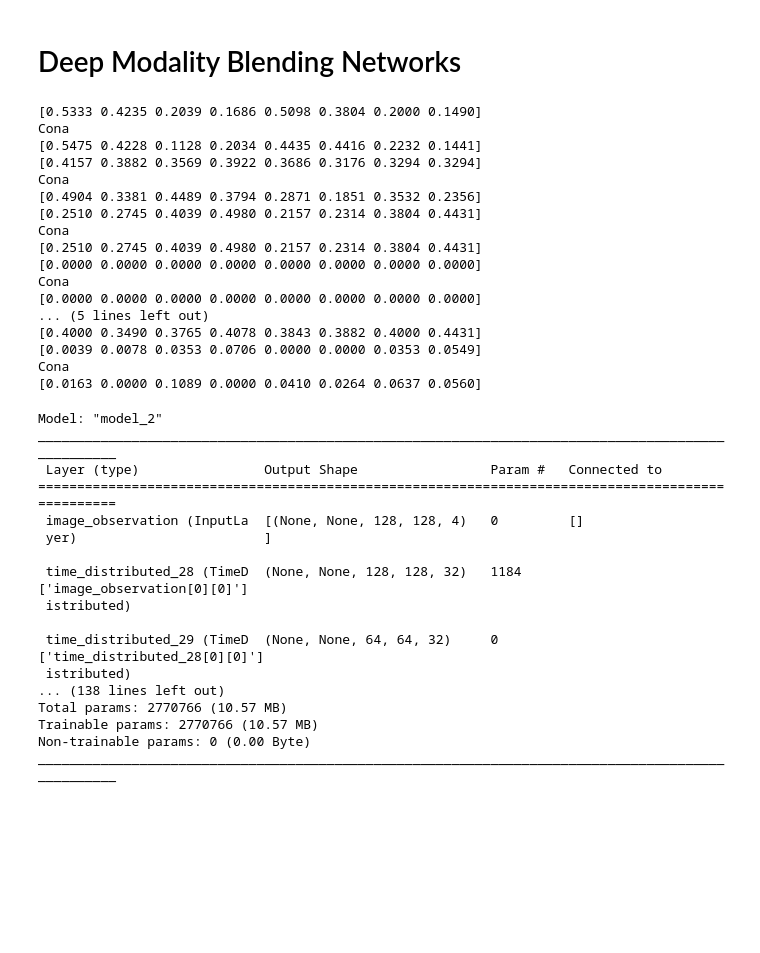
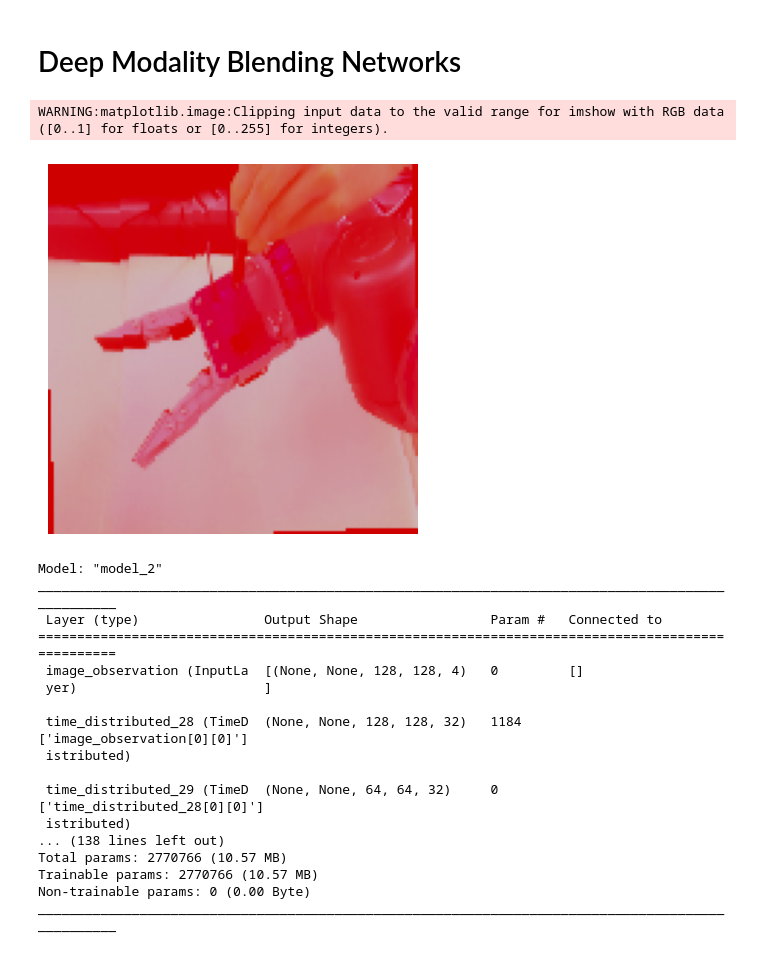
Before and after one commit to Pardal24/PainSensation, a Jupyter notebook: DMBN_V5.ipynb, the cells around one changed output. Drawn from its saved outputs; the diff is of its cells as text; code cells hidden in the pictures; blank space fills up the shorter version.

```diff
--- a/DMBN_V5.ipynb
+++ b/DMBN_V5.ipynb
@@ -108,7 +108,7 @@ test_p: [37, 28, 36, 49, 24, 13, 0, 25, 17, 16]
 # %% [markdown]
 # Data Augmentation
 # %%
-def augment_image(image, aug_prob=0.7):
+def augment_image(image, aug_prob=0.3):
     aug_image = image.copy()
 
     if np.random.rand() < aug_prob:
@@ -120,10 +120,10 @@ def augment_image(image, aug_prob=0.7):
         aug_image = tf.image.resize(aug_image, (128, 128))
 
         if np.random.rand() < 0.35:
-            aug_image = tf.image.random_brightness(aug_image, max_delta=0.5)
+            aug_image = tf.image.random_brightness(aug_image, max_delta=0.2)
 
         if np.random.rand() < 0.35:
-            angles = tf.random.uniform([], minval=-0.1, maxval=0.1)
+            angles = tf.random.uniform([], minval=-0.26, maxval=0.6)
             aug_image = tfa.image.rotate(aug_image, angles)
 
         if np.random.rand() < 0.35:
@@ -132,17 +132,15 @@ def augment_image(image, aug_prob=0.7):
 
         # if np.random.rand() < 0.35:
         #     aug_image = tf.image.flip_left_right(aug_image)
-
     else:
         aug_image = tf.image.resize(aug_image, (128, 128))
 
     return aug_image
 
 def augment_touch_values(touch_values):
-    if np.random.rand() < 0.7:
-        noise = np.random.normal(0, 0.002, size=touch_values.shape)
-        touch_values = np.clip(touch_values + noise, 0, 1)
-        touch_values[touch_values == 0] = 0
+    if np.random.rand() < 0.3:
+        noise = np.random.normal(0, 0.005, size=touch_values.shape)
+        touch_values[touch_values > 0] = np.clip(touch_values[touch_values > 0] + noise[touch_values > 0], 0, 1)
     return touch_values
 # %% [markdown]
 # Deep Modality Blending Networks
@@ -180,16 +178,15 @@ def get_train_sample(coef = -1):
             augmented_image = augment_image(image)
             observation[0, i, :, :, 1:] = augmented_image
 
-            # display.clear_output(wait=True)
-            # plt.imshow(observation[0, i, :, :, :3])
-            # plt.axis("off")
-            # plt.show()
+            display.clear_output(wait=True)
+            plt.imshow(observation[0, i, :, :, :3])
+            plt.axis("off")
+            plt.show()
             #print(observation[0, i, :, :, 1:])
 
             observation_touch[0, i, 0] = times[idx]
             observation_touch[0, i, 1:9] = augment_touch_values(pose[idx] / 255)
             # print(pose[idx] / 255)
-            # print("Cona")
             # print(observation_touch[0, i, 1:9])
 
 
@@ -295,50 +292,35 @@ def get_test_sample(t,n, size):
     times = np.linspace(0, 1, time_len)
 
     target_Y = np.zeros((1, 128, 128, 6))
     target_Y_touch = np.zeros((1, 8))
 
     for idx in range(size):
         if idx < n:
             observation[0, idx, :, :, 0] = np.ones((128, 128)) * times[idx]
             image = mpimg.imread('Data_Robot/%d/frame_%d.jpeg' % (d, idx))
             image_resized = cv2.resize(image, (128, 128))
             observation[0, idx, :, :, 1:] = image_resized
             target_Y[0, :, :, :3] = image_resized
 
             observation_touch[0, idx, 0] = times[idx]
             observation_touch[0, idx, 1:9] = pose[idx] / 255
             target_Y_touch[0, :8] = pose[idx] / 255
         else:
             t_img = mpimg.imread('Data_Robot/%d/frame_%d.jpeg' % (d, idx))
             t_img_resize = cv2.resize(t_img, (128, 128))
             target_Y[0, :, :, :3] = t_img_resize
             target_Y_touch[0, :8] = pose[idx] / 255
         out.append([target_Y.copy(), target_Y_touch.copy()])
 
     target_X[0, 0] = times[n]
 
     return [observation, observation_touch, target_X, img_coef, touch_coef], out, idx, times
 
 #inp, out, x, clock = get_test_sample(1,5,55)
 #print(out[44][0])
 # %% [output]
-[0.5333 0.4235 0.2039 0.1686 0.5098 0.3804 0.2000 0.1490]
-Cona
-[0.5475 0.4228 0.1128 0.2034 0.4435 0.4416 0.2232 0.1441]
-[0.4157 0.3882 0.3569 0.3922 0.3686 0.3176 0.3294 0.3294]
-Cona
-[0.4904 0.3381 0.4489 0.3794 0.2871 0.1851 0.3532 0.2356]
-[0.2510 0.2745 0.4039 0.4980 0.2157 0.2314 0.3804 0.4431]
-Cona
-[0.2510 0.2745 0.4039 0.4980 0.2157 0.2314 0.3804 0.4431]
-[0.0000 0.0000 0.0000 0.0000 0.0000 0.0000 0.0000 0.0000]
-Cona
-[0.0000 0.0000 0.0000 0.0000 0.0000 0.0000 0.0000 0.0000]
-... (5 lines left out)
-[0.4000 0.3490 0.3765 0.4078 0.3843 0.3882 0.4000 0.4431]
-[0.0039 0.0078 0.0353 0.0706 0.0000 0.0000 0.0353 0.0549]
-Cona
-[0.0163 0.0000 0.1089 0.0000 0.0410 0.0264 0.0637 0.0560]
+WARNING:matplotlib.image:Clipping input data to the valid range for imshow with RGB data ([0..1] for floats or [0..255] for integers).
+[figure, added]
 # %%
 @tf.keras.utils.register_keras_serializable()
 def custom_loss(y_true, y_predicted):
```
